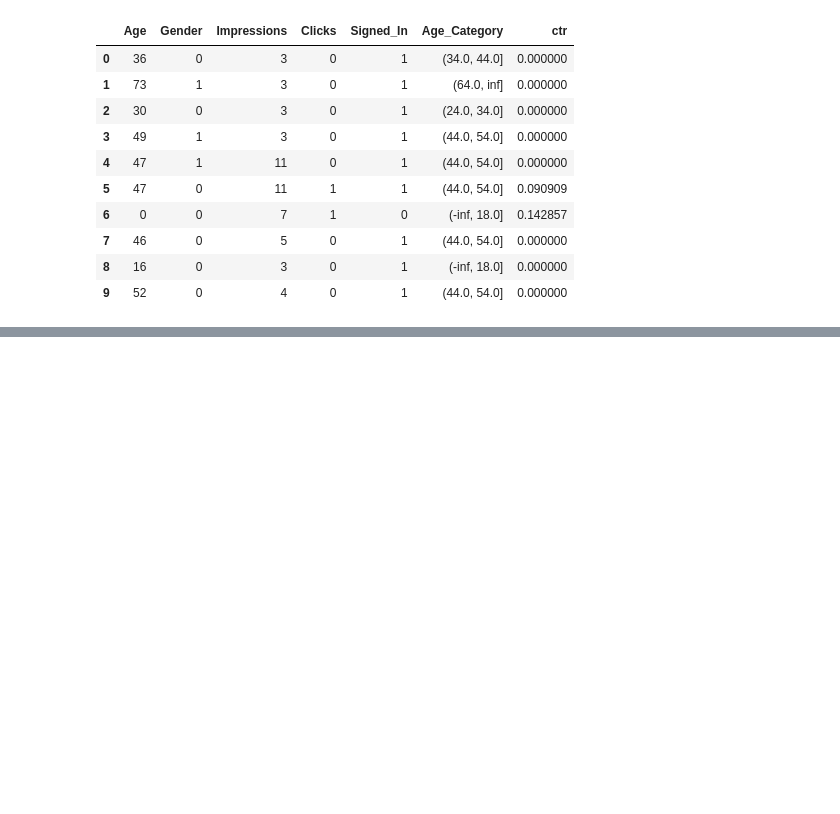
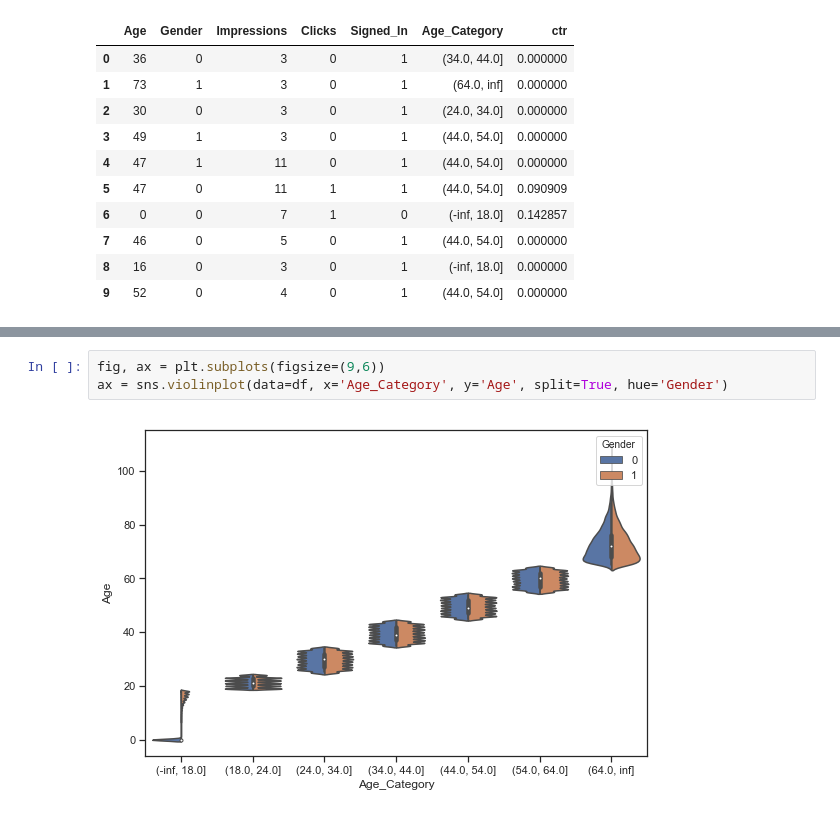
Before and after one commit to mikeyling18/DoingDS, a Jupyter notebook: EDA.ipynb, the cells around one changed output, grey strips where cells are left out. Drawn from its saved outputs; the diff is of its cells as text; blank space fills up the shorter version.

```diff
--- a/EDA.ipynb
+++ b/EDA.ipynb
@@ -109,0 +95,5 @@ df.groupby('Age_Category').max()
+# %%
+fig, ax = plt.subplots(figsize=(9,6))
+ax = sns.violinplot(data=df, x='Age_Category', y='Age', split=True, hue='Gender')
+# %% [output]
+[figure, added]
```
Also changed, not shown: parts of 8 cells of this notebook.
